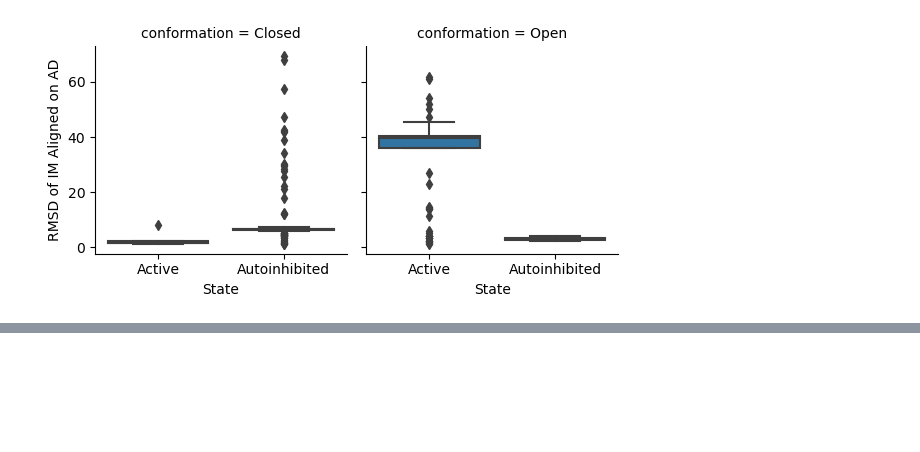
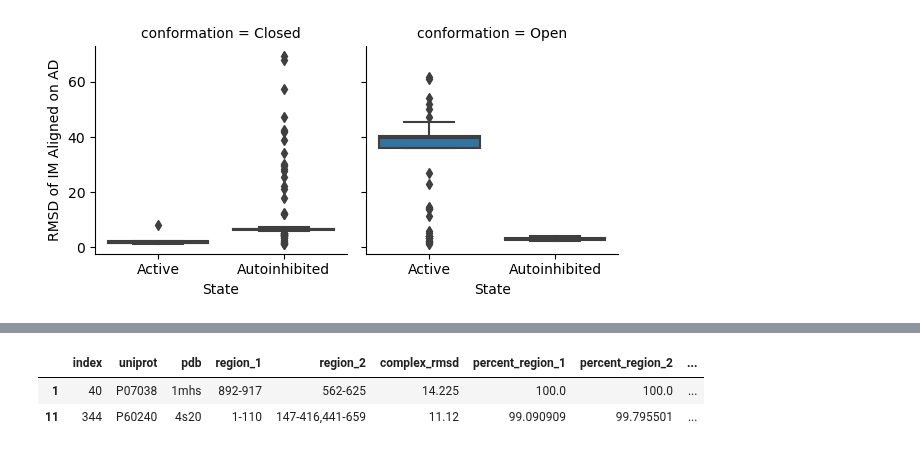
Before and after one commit to jpigles/alphafold-rmsd, a Jupyter notebook: both_states.ipynb, the cells around one changed output, grey strips where cells are left out. Cells and saved outputs as stored; diff of their text form; code cells hidden in the pictures; blank space fills up the shorter version.

```diff
--- a/both_states.ipynb
+++ b/both_states.ipynb
@@ -83,0 +255,67 @@ plt.show()
+# %%
+'''
+There are two proteins with structures both before and after 2018
+whose AlphaFold predictions are most accurate with structures published _after_ April 30th, 2018. Who are they?
+'''
+df = pd.read_csv('./project_pipeline/data/classified_files_3.tsv', sep='\t').astype('object')
+
+# Remove any rows without state or conformation information
+df = df.dropna(subset=['conformation', 'state'])
+
+df['date'] = df['date'].str.strip('['']')
+
+# Convert the date column to datetime objects
+df['date'] = pd.to_datetime(df['date'])
+
+# Determine which proteins have structures deposited before April 30th, 2018
+df_only_pre_2018= df[df['date'] <= '2018-04-30']
+
+# Get the UniProt ids for the proteins deposited before and after April 30th, 2018
+pre_2018_proteins = df_only_pre_2018['uniprot'].unique()
+
+# Create a dataframe with proteins who have structures deposited before and after April 30th, 2018
+df_before_after = df[df['uniprot'].isin(pre_2018_proteins)]
+
+'''Do everything for only structures before 2018'''
+df_only_pre_2018 = df_only_pre_2018.sort_values(by=['uniprot', '2_comp'])
+df_only_pre_2018 = df_only_pre_2018.drop_duplicates(subset=['uniprot'], keep='first')
+
+# Count the number of unique uniprot ids within this dataframe
+num_proteins_pre = df_only_pre_2018.groupby(['uniprot']).size()
+
+df_greater_pre = df_only_pre_2018[df_only_pre_2018['2_comp'] > 15]
+# Ignore any structures that have a 2_comp value greater than 15
+df_lesser_pre = df_only_pre_2018[df_only_pre_2018['2_comp'] <= 15]
+
+# Find the number of structures for each conformation and state
+greater_15_pre = df_greater_pre.groupby(['conformation', 'state']).size()
+less_15_pre = df_lesser_pre.groupby(['conformation', 'state']).size()
+
+print('For proteins before 2018: ', str(len(num_proteins_pre)) + '\n', greater_15_pre, less_15_pre)
+
+'''Do everything for structures before and after 2018'''
+# Find the pdb id with the lowest 2_comp value for each uniprot id. We use this as a proxy for the AlphaFold2 structure's conformation and state
+df_before_after = df_before_after.sort_values(by=['uniprot', '2_comp'])
+df_before_after = df_before_after.drop_duplicates(subset=['uniprot'], keep='first')
+
+# Count the number of unique uniprot ids within this dataframe
+num_proteins_before_after = df_before_after.groupby(['uniprot']).size()
+
+df_greater_both = df_before_after[df_before_after['2_comp'] > 15]
+# Ignore any structures that have a 2_comp value greater than 15
+df_lesser_both = df_before_after[df_before_after['2_comp'] <= 15]
+
+# Find the number of structures for each conformation and state
+greater_15_both = df_greater_both.groupby(['conformation', 'state']).size()
+less_15_both = df_lesser_both.groupby(['conformation', 'state']).size()
+
+print('For proteins before and after 2018: ', str(len(num_proteins_before_after)) + '\n', greater_15_both, less_15_both)
+
+'''Find the two proteins in df_greater_pre that are not in df_greater_both'''
+df_greater_pre = df_greater_pre.reset_index()
+df_greater_both = df_greater_both.reset_index()
+
+# Find the proteins in df_greater_pre that are not in df_greater_both
+df_greater_pre = df_greater_pre[~df_greater_pre['uniprot'].isin(df_greater_both['uniprot'])]
+df_greater_pre.head()
+# %% [output]
@@ -83,0 +339,3 @@ plt.show()
+|  | index | uniprot | pdb | region_1 | region_2 | complex_rmsd | percent_region_1 | percent_region_2 | ... |
+| 1 | 40 | P07038 | 1mhs | 892-917 | 562-625 | 14.225 | 100.0 | 100.0 | ... |
+| 11 | 344 | P60240 | 4s20 | 1-110 | 147-416,441-659 | 11.12 | 99.090909 | 99.795501 | ... |
```
Also changed, not shown: parts of 9 cells of this notebook, 10 other files.
